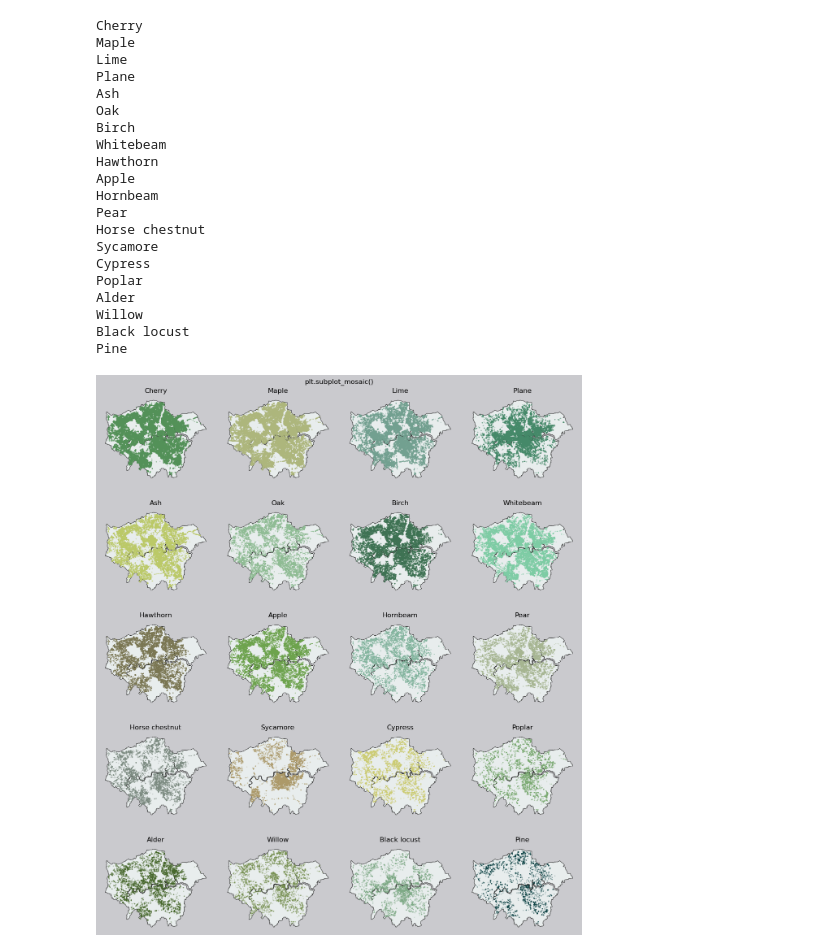
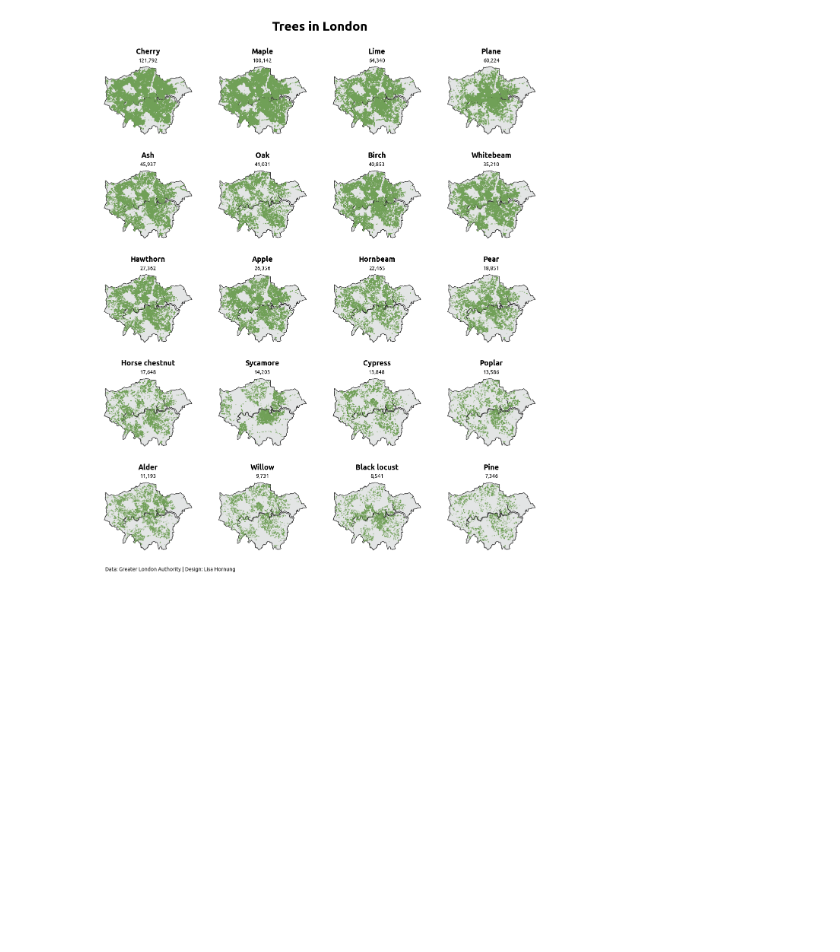
Before and after one commit to Lisa-Ho/30-day-map-challenge, a Jupyter notebook: 2022/Day4/Trees-in-London.ipynb, the cells around one changed output. Drawn from its saved outputs; the diff is of its cells as text; code cells hidden in the pictures; blank space fills up the shorter version.

Commit message:
finalised design

```diff
--- a/2022/Day4/Trees-in-London.ipynb
+++ b/2022/Day4/Trees-in-London.ipynb
@@ -3,6 +3,11 @@ import pandas as pd
 import geopandas as gpd
 from shapely.geometry import Point, Polygon
 import matplotlib.pyplot as plt
+# %%
+from matplotlib import font_manager
+#set fonts
+label_font = font_manager.FontProperties(fname='C:\\WINDOWS\\Fonts\\Ubuntu-R.ttf')
+title_font = font_manager.FontProperties(fname='C:\\WINDOWS\\Fonts\\Ubuntu-B.ttf')
 # %%
 #load shapefile of london
 regions = gpd.GeoDataFrame.from_file("england_regions.geojson")
@@ -46,57 +52,50 @@ Chestnut            3525
 Blackthorn           104
 Name: gla_tree_name, dtype: int64
 # %%
-cols = {"bg": "#CACACE", "Cherry": "#539158", "Maple": "#ADB67C", "Lime": "#72A090", 'Plane' : "#458969",
+cols = {"bg": "white", "maps": '#E3E5E5', "Cherry": "#539158", "Maple": "#ADB67C", "Lime": "#72A090", 'Plane' : "#458969",
        'Ash': "#BBC967", 'Oak': "#8FBC94", 'Birch': "#3E7253", 'Whitebeam': "#7DCCA4",
        'Hawthorn': "#7A7652", 'Apple': "#6DA34D", 'Hornbeam': "#84B59F", 'Pear': "#A6B591",
        'Horse chestnut': "#7D8C82", 'Sycamore': "#AC9969", 'Cypress': "#CCCC71", 'Poplar': "#7CAB73",
        'Alder': "#47682C", 'Willow': "#799254", 'Black locust': "#7EAA86", 'Pine': "#104547"}
 
+#setup figure and grid
 fig, axs = plt.subplot_mosaic([['Cherry', 'Maple','Lime', 'Plane' ],
                                ['Ash', 'Oak', 'Birch', 'Whitebeam'],
                                ['Hawthorn', 'Apple', 'Hornbeam', 'Pear'],
                                ['Horse chestnut', 'Sycamore', 'Cypress', 'Poplar'],
                                ['Alder', 'Willow', 'Black locust', 'Pine']],
                               figsize=(12, 14))
+plt.subplots_adjust(left=0.01, bottom=0.03, right=0.99, top=0.95, wspace=0.1, hspace=0.4)
+fig.set_facecolor(cols["bg"])
 
-plt.subplots_adjust(left=0.01, bottom=0.01, right=0.99, top=0.95, wspace=0.1, hspace=0.3)
-fig.set_facecolor(cols["bg"])
 for ax in axs:
-    print(ax)
-    london.to_crs(epsg=4326).plot(ax=axs[ax], color='#E8EDED', edgecolor='#333333', linewidth=0.75)
-    axs[ax].axis('off')
-    axs[ax].set_title(ax)
-    axs[ax].set_facecolor(cols["bg"])
+    london.to_crs(epsg=4326).plot(ax=axs[ax], color=cols["maps"], edgecolor='#333333', linewidth=1)
 
+    #plot trees
     data = geo_df[geo_df["gla_tree_name"]==ax]
-    data.plot(color=cols[ax],
+    data.plot(color="#70A057",
              ax=axs[ax],
              markersize=0.1,
             alpha=0.85)
 
-fig.suptitle('plt.subplot_mosaic()')
-plt.savefig("Trees-in-London-01.png")
+    #format axis
+    axs[ax].axis('off')
+    xmin, xmax = axs[ax].get_xlim()
+    axs[ax].text((xmin+xmax)/2, 51.77, ax, fontsize=14, fontproperties=title_font,
+                 ha="center", clip_on=False)
+    axs[ax].text((xmin+xmax)/2, 51.72, '{:,.0f}'.format(len(data)), fontsize=10, fontproperties=label_font,
+                 ha="center", clip_on=False)
+    axs[ax].set_facecolor(cols["bg"])
+
+#title and footer
+fig.suptitle('Trees in London', fontsize=24, y=1.03, fontproperties=title_font)
+fig.text(0.03, 0, "Data: Greater London Authority | Design: Lisa Hornung", fontsize=10, ha='left',va="center",
+             fontweight="normal", color="#111111" ,fontproperties=label_font)
+
+# ==========
+#save
+plt.savefig("trees-in-london.png", bbox_inches='tight',  transparent=False, pad_inches=0.15)
 
 plt.show()
 # %% [output]
-Cherry
-Maple
-Lime
-Plane
-Ash
-Oak
-Birch
-Whitebeam
-Hawthorn
-Apple
-Hornbeam
-Pear
-Horse chestnut
-Sycamore
-Cypress
-Poplar
-Alder
-Willow
-Black locust
-Pine
-[figure, old version]
+[figure, new version]
```
Also changed, not shown: parts of 3 cells of this notebook.
